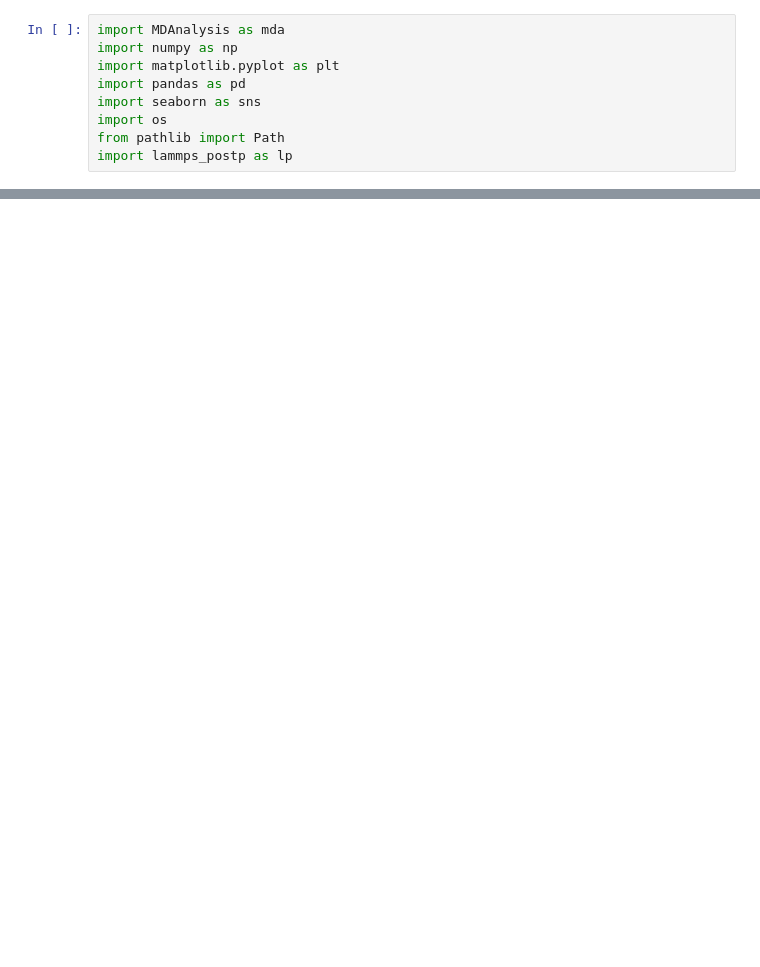
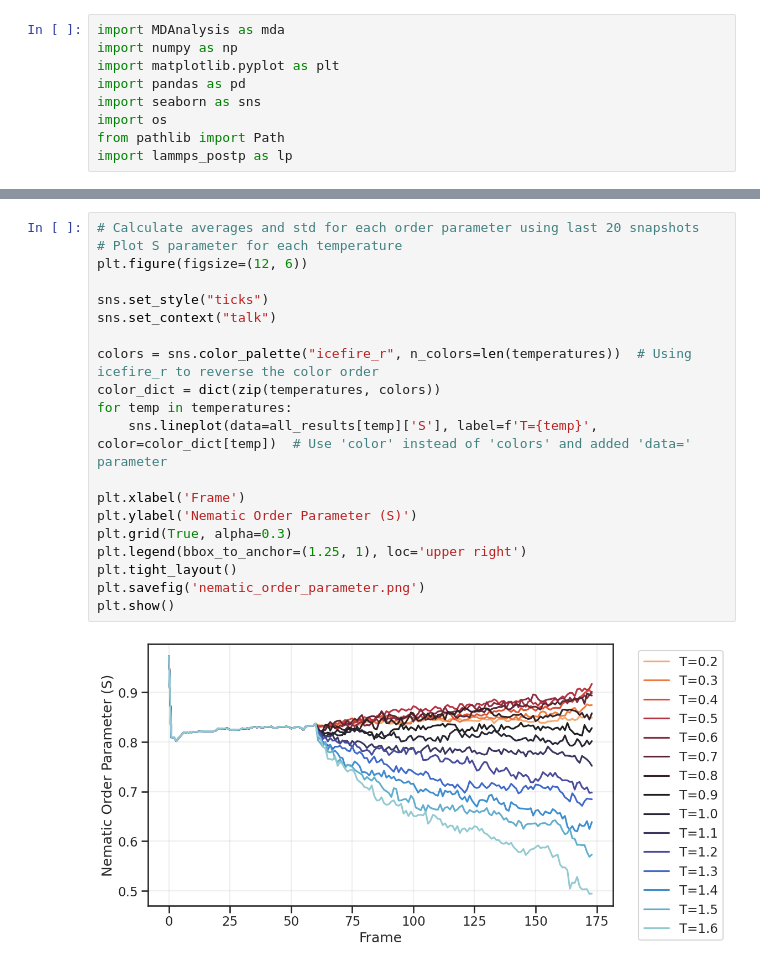
Before and after one commit to v-palacio/lc-2pt, a Jupyter notebook: postp/energies.ipynb, the cells around one changed output, grey strips where cells are left out. Drawn from its saved outputs; the diff is of its cells as text; blank space fills up the shorter version.

```diff
--- a/postp/energies.ipynb
+++ b/postp/energies.ipynb
@@ -118,0 +127,22 @@ Frame 300/365
+# %%
+# Calculate averages and std for each order parameter using last 20 snapshots
+# Plot S parameter for each temperature
+plt.figure(figsize=(12, 6))
+
+sns.set_style("ticks")
+sns.set_context("talk")
+
+colors = sns.color_palette("icefire_r", n_colors=len(temperatures))  # Using icefire_r to reverse the color order
+color_dict = dict(zip(temperatures, colors))
+for temp in temperatures:
+    sns.lineplot(data=all_results[temp]['S'], label=f'T={temp}', color=color_dict[temp])  # Use 'color' instead of 'colors' and added 'data=' parameter
+
+plt.xlabel('Frame')
+plt.ylabel('Nematic Order Parameter (S)')
+plt.grid(True, alpha=0.3)
+plt.legend(bbox_to_anchor=(1.25, 1), loc='upper right')
+plt.tight_layout()
+plt.savefig('nematic_order_parameter.png')
+plt.show()
+# %% [output]
+[figure, added]
```
Also changed, not shown: parts of 13 cells of this notebook, 2 other files.
